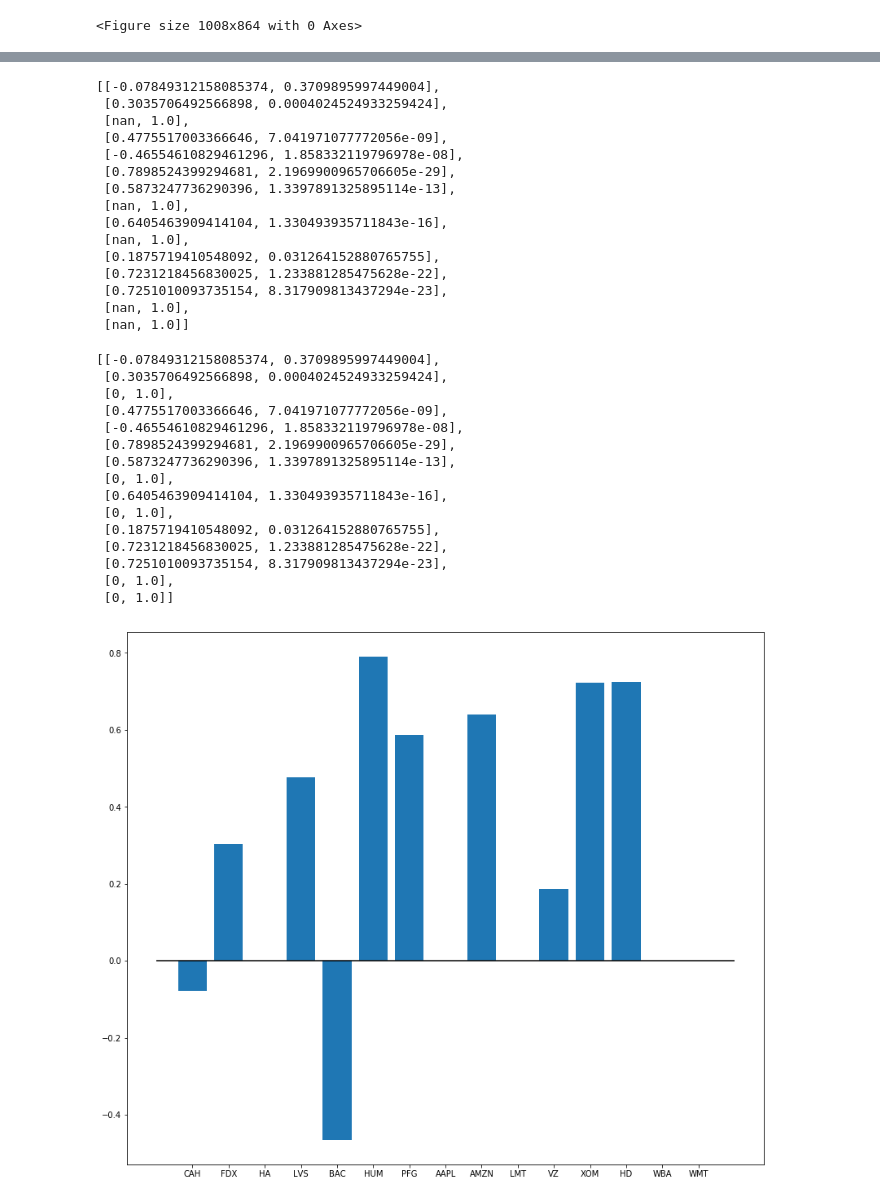
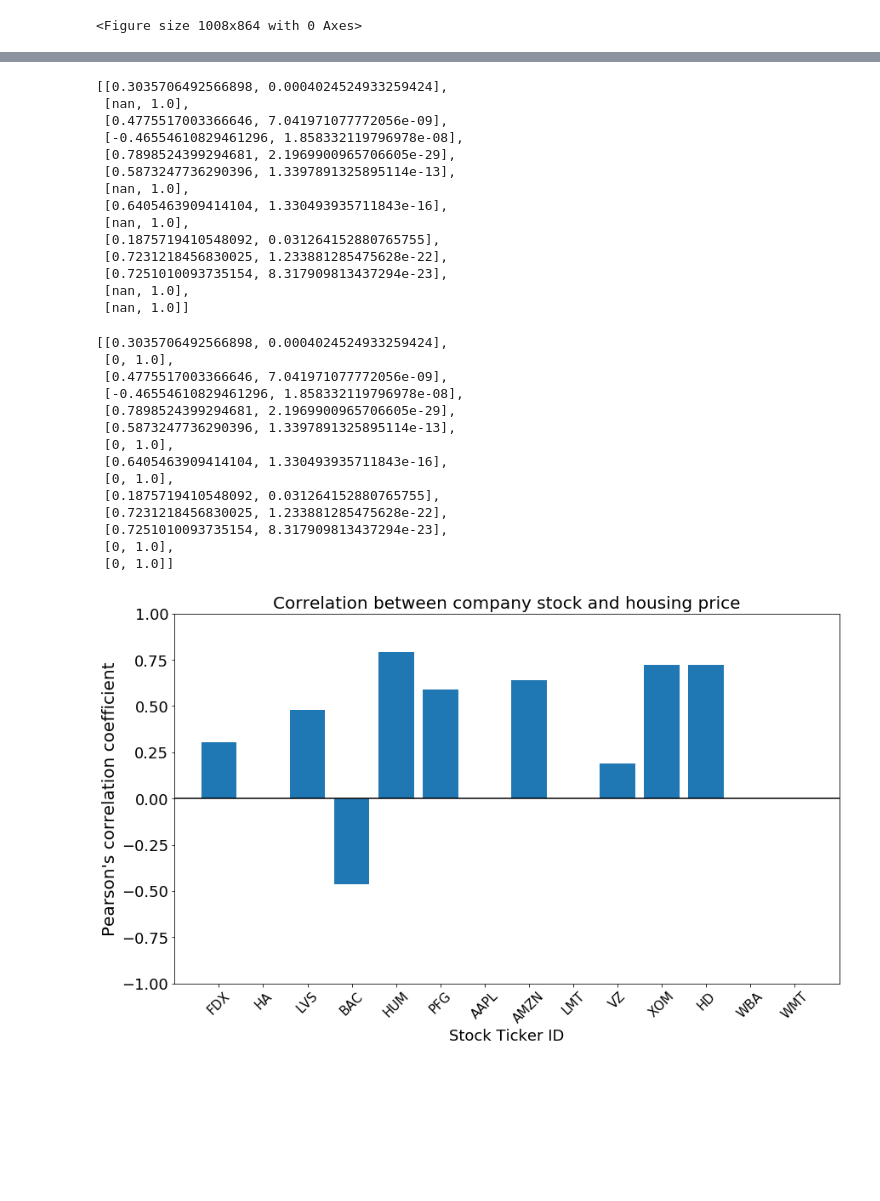
Before and after one commit to GraceHsu12/UCB_Project1_team, a Jupyter notebook: SL_API.ipynb, the cells around one changed output, grey strips where cells are left out. Saved outputs shown, nothing was run; the diff lists cells and outputs as text; code cells hidden in the pictures; blank space fills up the shorter version.

Commit message:
Grace finished adding correlation graphs

```diff
--- a/SL_API.ipynb
+++ b/SL_API.ipynb
@@ -326,7 +326,7 @@ stock_tickers = tickers_df['ticker']
 
 for each in stock_tickers:
     # Excluding data from ABC, NKE, CVS, SAFM, ANTM
-    if each in ['ABC', 'NKE', 'CVS', 'SAFM', 'ANTM']:
+    if each in ['ABC', 'NKE', 'CVS', 'SAFM', 'ANTM', 'CAH']:
         pass
     elif each == 'AAPL':
         current_stock = pd.read_csv(f'{each}_split_data.csv')
@@ -358,7 +358,7 @@ stock_house_pearsonr = []
 # Use Pearson r correlation calculation for each stock-housing pair
 for each in stock_tickers:
     # Excluding data from ABC, NKE, CVS, SAFM, ANTM
-    if each in ['ABC', 'NKE', 'CVS', 'SAFM', 'ANTM']:
+    if each in ['ABC', 'NKE', 'CVS', 'SAFM', 'ANTM', 'CAH']:
         pass
     else:
         stock_house_pearsonr.append(stats.pearsonr(combined_stock_housing_df[f'{each}_stock'], combined_stock_housing_df[f'{each}_housing']))
@@ -388,8 +387,7 @@ for each in stock_house_pearsonr:
 
 stock_house_pearsonr_list
 # %% [output]
-[[-0.07849312158085374, 0.3709895997449004],
- [0.3035706492566898, 0.0004024524933259424],
+[[0.3035706492566898, 0.0004024524933259424],
  [nan, 1.0],
  [0.4775517003366646, 7.041971077772056e-09],
  [-0.46554610829461296, 1.858332119796978e-08],
@@ -411,8 +409,7 @@ for each in stock_house_pearsonr_list:
 
 stock_house_pearsonr_list
 # %% [output]
-[[-0.07849312158085374, 0.3709895997449004],
- [0.3035706492566898, 0.0004024524933259424],
+[[0.3035706492566898, 0.0004024524933259424],
  [0, 1.0],
  [0.4775517003366646, 7.041971077772056e-09],
  [-0.46554610829461296, 1.858332119796978e-08],
@@ -429,26 +426,46 @@ stock_house_pearsonr_list
 # %%
 cleaned_tickers = []
 for each in stock_tickers:
-    if each in ['ABC', 'NKE', 'CVS', 'SAFM', 'ANTM']:
+    if each in ['ABC', 'NKE', 'CVS', 'SAFM', 'ANTM', 'CAH']:
         pass
     else:
         cleaned_tickers.append(each)
+
 
 correlation_vals = []
 p_vals = []
 for each in stock_house_pearsonr_list:
     correlation_vals.append(each[0])
     p_vals.append(each[1])
+
+statistical_analysis= pd.DataFrame({
+    "stock_ticker": cleaned_tickers,
+    "pearson_r_correlation": correlation_vals,
+    "p_values": p_vals
+})
+
+statistical_analysis.to_csv("stats_data_graphs/statistical_analysis.csv")
 # %%
 # Plot correlation values against each stock ticker
 mpl.bar(cleaned_tickers, correlation_vals)
-mpl.hlines(0,-1,15)
+mpl.hlines(0,-1,14)
+mpl.title("Correlation between company stock and housing price", fontsize=20)
+mpl.ylabel("Pearson's correlation coefficient", fontsize=20)
+mpl.xlabel("Stock Ticker ID", fontsize=18)
+mpl.yticks(fontsize=18)
+mpl.xticks(fontsize=15, rotation=45)
+mpl.ylim(-1,1)
+mpl.xlim(-1, 14)
+
+
 
 # Enlarge figure size
 fig=mpl.gcf()
-fig.set_size_inches(14, 12)
+fig.set_size_inches(14, 8)
+
+mpl.savefig("stats_data_graphs/stock_housing_correlation.png")
 # %% [output]
-[figure, old version]
+[figure, new version]
 # %%
 # Creating Graphs for industry type
 ind_type = tickers_df['industry_type']
```
Also changed, not shown: parts of 17 cells of this notebook, 30 other files.
